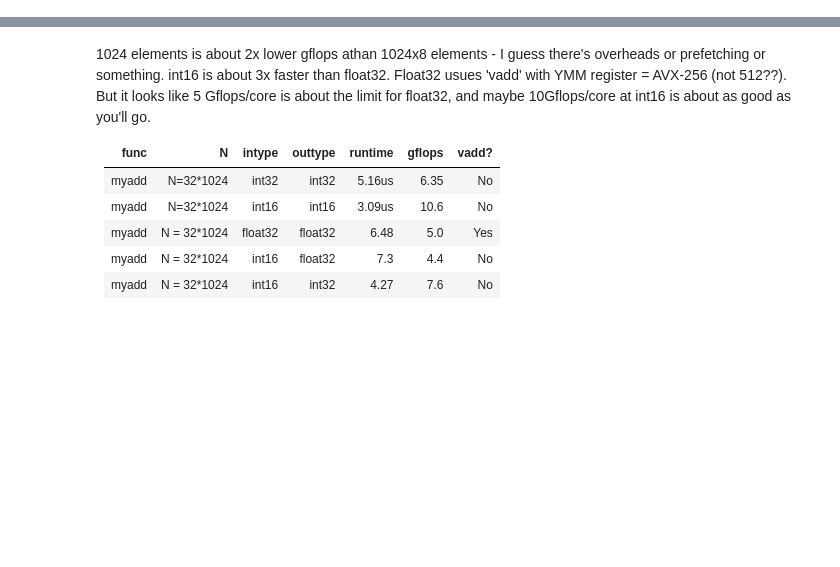
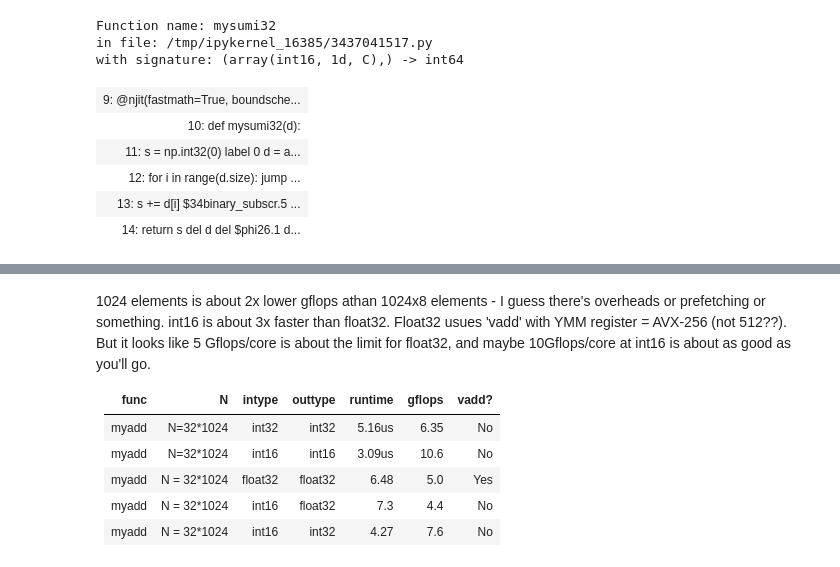
Before and after one commit to askap-craco/craco-python, a Jupyter notebook: notebooks/Pre-transpose averaging investigation.ipynb, the cells around one changed output, grey strips where cells are left out. Drawn from its saved outputs; the diff is of its cells as text; code cells hidden in the pictures; blank space fills up the shorter version.

```diff
--- a/notebooks/Pre-transpose averaging investigation.ipynb
+++ b/notebooks/Pre-transpose averaging investigation.ipynb
@@ -42,0 +55,4 @@ def find_instr(func, keyword, sig=0, limit=5):
+# %%
+d = np.zeros((nc, nbl,nt,nt,2),dtype=np.int16)
+
+%timeit d.mean()
@@ -42,0 +68,29 @@ def find_instr(func, keyword, sig=0, limit=5):
+# %%
+@njit(fastmath=True, boundscheck=False)
+def mysumi16(d):
+    s = np.int16(0)
+    for i in range(d.size):
+        s += d[i]
+    return s
+
+
+@njit(fastmath=True, boundscheck=False)
+def mysumi32(d):
+    s = np.int32(0)
+    for i in range(d.size):
+        s += d[i]
+    return s
+
+@njit(fastmath=True, boundscheck=False)
+def mysumi64(d):
+    s = np.int64(0)
+    for i in range(d.size):
+        s += d[i]
+    return s
+
+@njit(fastmath=True, boundscheck=False)
+def mysumf32(d):
+    s = np.float32(0)
+    for i in range(d.size):
+        s += d[i]
+    return s
@@ -42,0 +178,12 @@ def find_instr(func, keyword, sig=0, limit=5):
+# %%
+mysumi32.inspect_types(pretty=True)
+# %% [output]
+Function name: mysumi32
+in file: /tmp/ipykernel_16385/3437041517.py
+with signature: (array(int16, 1d, C),) -> int64
+| 9: @njit(fastmath=True, boundsche... |
+| 10: def mysumi32(d): |
+| 11: s = np.int32(0) label 0 d = a... |
+| 12: for i in range(d.size): jump ... |
+| 13: s += d[i] $34binary_subscr.5 ... |
+| 14: return s del d del $phi26.1 d... |
```
Also changed, not shown: parts of 32 cells of this notebook, 3 other files.
